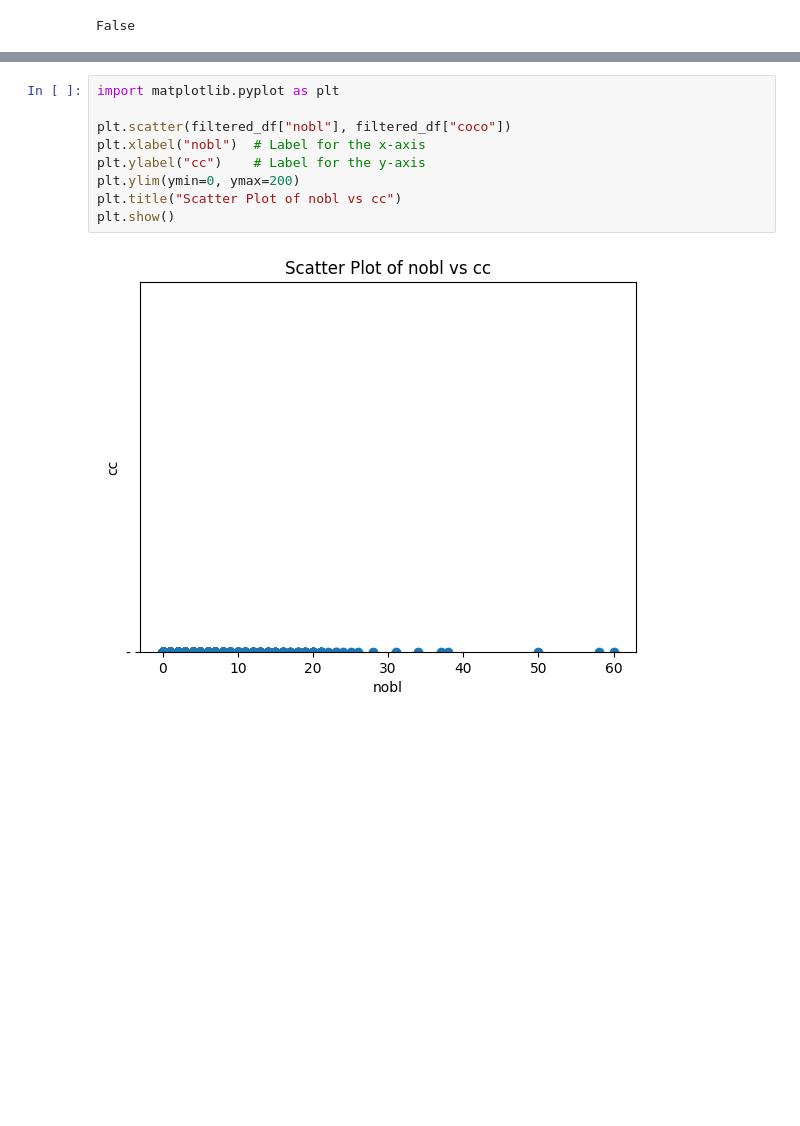
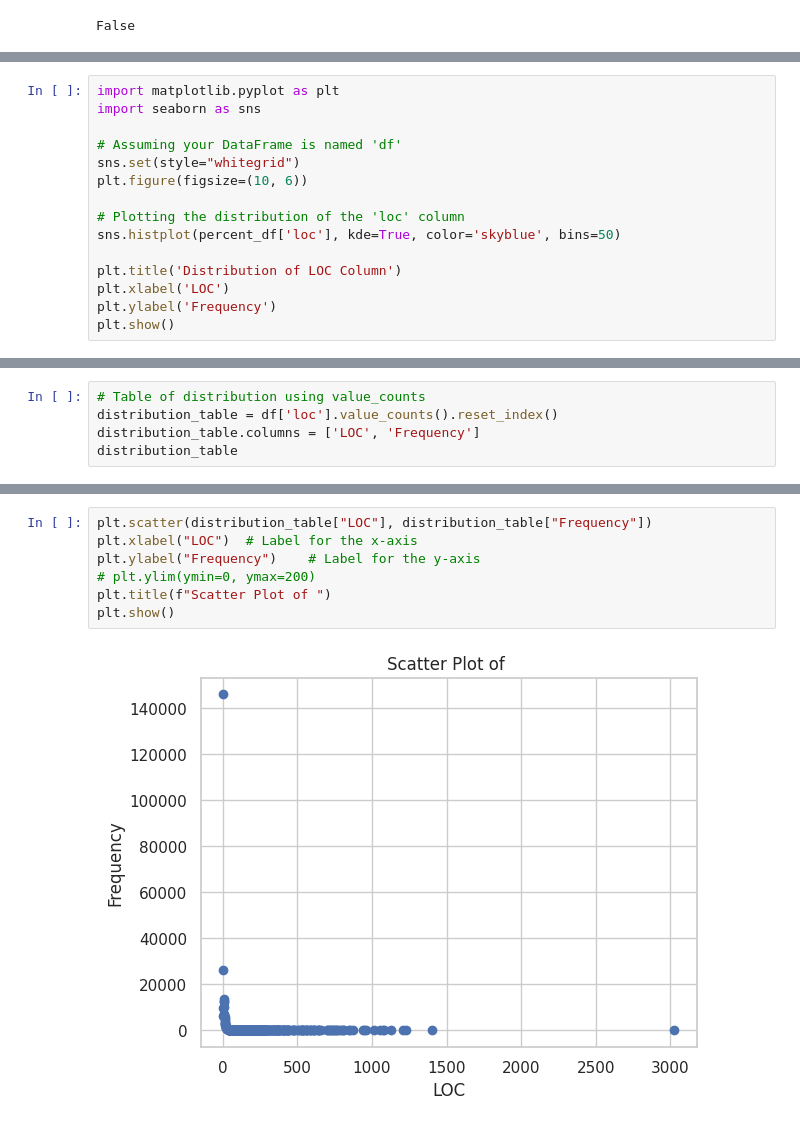
Before and after one commit to RuslanGaliullin/cam, a Jupyter notebook: read.ipynb, the cells around one changed output, grey strips where cells are left out. Saved outputs shown, nothing was run; the diff lists cells and outputs as text; blank space fills up the shorter version.

Commit message:
done some data analyse

```diff
--- a/read.ipynb
+++ b/read.ipynb
@@ -76,0 +176,15 @@ See the caveats in the documentation: https://pandas.pydata.org/pandas-docs/stab
+# %%
+import matplotlib.pyplot as plt
+import seaborn as sns
+
+# Assuming your DataFrame is named 'df'
+sns.set(style="whitegrid")
+plt.figure(figsize=(10, 6))
+
+# Plotting the distribution of the 'loc' column
+sns.histplot(percent_df['loc'], kde=True, color='skyblue', bins=50)
+
+plt.title('Distribution of LOC Column')
+plt.xlabel('LOC')
+plt.ylabel('Frequency')
+plt.show()
@@ -76,0 +207,5 @@ See the caveats in the documentation: https://pandas.pydata.org/pandas-docs/stab
+# %%
+# Table of distribution using value_counts
+distribution_table = df['loc'].value_counts().reset_index()
+distribution_table.columns = ['LOC', 'Frequency']
+distribution_table
@@ -77,11 +226,9 @@ See the caveats in the documentation: https://pandas.pydata.org/pandas-docs/stab
 # %%
-import matplotlib.pyplot as plt
-
-plt.scatter(filtered_df["nobl"], filtered_df["coco"])
-plt.xlabel("nobl")  # Label for the x-axis
-plt.ylabel("cc")    # Label for the y-axis
-plt.ylim(ymin=0, ymax=200)
-plt.title("Scatter Plot of nobl vs cc")
+plt.scatter(distribution_table["LOC"], distribution_table["Frequency"])
+plt.xlabel("LOC")  # Label for the x-axis
+plt.ylabel("Frequency")    # Label for the y-axis
+# plt.ylim(ymin=0, ymax=200)
+plt.title(f"Scatter Plot of ")
 plt.show()
 # %% [output]
-[figure, old version]
+[figure, new version]
```
Also changed, not shown: parts of 18 cells of this notebook, 1 other file.
